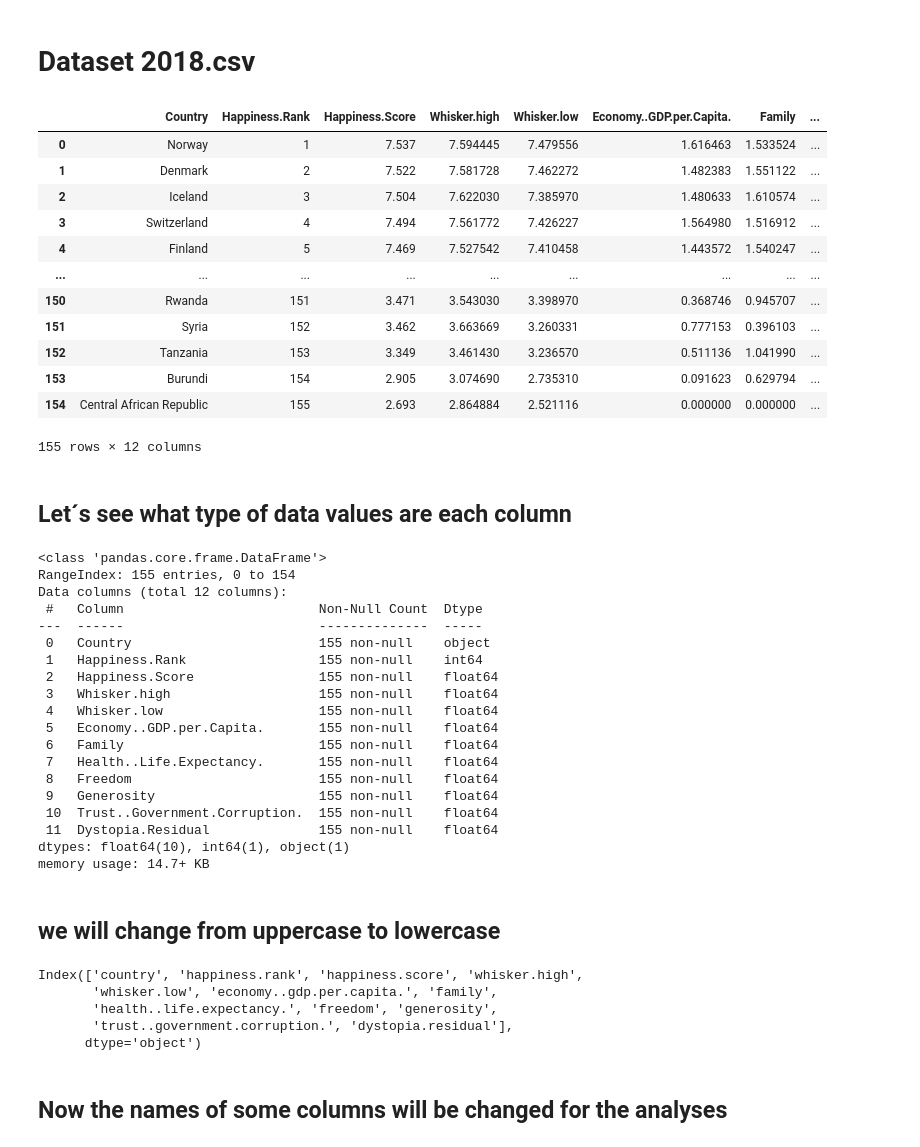
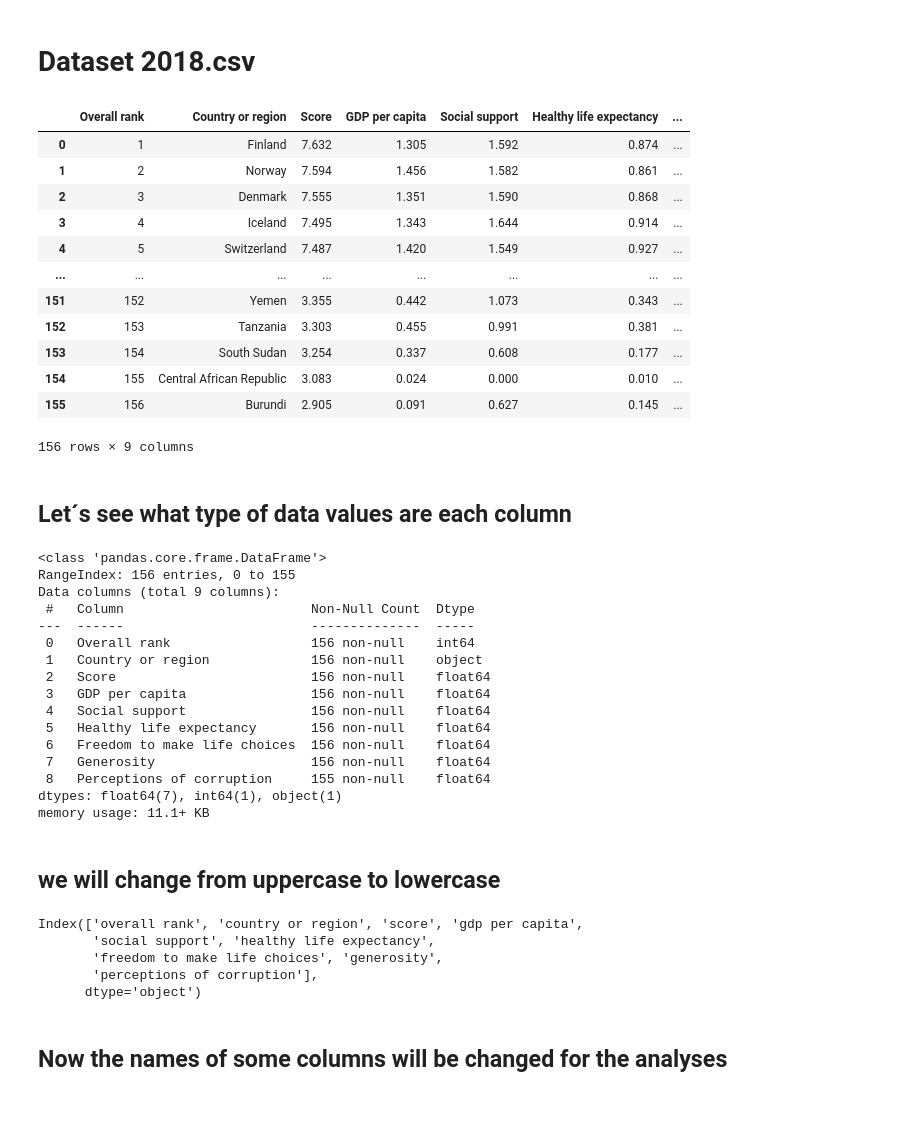
Before and after one commit to 2004santiago/Workshop_3, a Jupyter notebook: EDA/001_EDA_model_training.ipynb, the cells around one changed output. Drawn from its saved outputs; the diff is of its cells as text; code cells hidden in the pictures; blank space fills up the shorter version.

Commit message:
Correction of data

```diff
--- a/EDA/001_EDA_model_training.ipynb
+++ b/EDA/001_EDA_model_training.ipynb
@@ -386,56 +386,53 @@ memory usage: 15.9+ KB
 # %% [markdown]
 # Dataset 2018.csv
 # %%
-df2018 = pd.read_csv("../dirty-data/2017.csv")
+df2018 = pd.read_csv("../dirty-data/2018.csv")
 df2018
 # %% [output]
-|  | Country | Happiness.Rank | Happiness.Score | Whisker.high | Whisker.low | Economy..GDP.per.Capita. | Family | ... |
-| 0 | Norway | 1 | 7.537 | 7.594445 | 7.479556 | 1.616463 | 1.533524 | ... |
-| 1 | Denmark | 2 | 7.522 | 7.581728 | 7.462272 | 1.482383 | 1.551122 | ... |
-| 2 | Iceland | 3 | 7.504 | 7.622030 | 7.385970 | 1.480633 | 1.610574 | ... |
-| 3 | Switzerland | 4 | 7.494 | 7.561772 | 7.426227 | 1.564980 | 1.516912 | ... |
-| 4 | Finland | 5 | 7.469 | 7.527542 | 7.410458 | 1.443572 | 1.540247 | ... |
-| ... | ... | ... | ... | ... | ... | ... | ... | ... |
-| 150 | Rwanda | 151 | 3.471 | 3.543030 | 3.398970 | 0.368746 | 0.945707 | ... |
-| 151 | Syria | 152 | 3.462 | 3.663669 | 3.260331 | 0.777153 | 0.396103 | ... |
-| 152 | Tanzania | 153 | 3.349 | 3.461430 | 3.236570 | 0.511136 | 1.041990 | ... |
-| 153 | Burundi | 154 | 2.905 | 3.074690 | 2.735310 | 0.091623 | 0.629794 | ... |
-| 154 | Central African Republic | 155 | 2.693 | 2.864884 | 2.521116 | 0.000000 | 0.000000 | ... |
+|  | Overall rank | Country or region | Score | GDP per capita | Social support | Healthy life expectancy | ... |
+| 0 | 1 | Finland | 7.632 | 1.305 | 1.592 | 0.874 | ... |
+| 1 | 2 | Norway | 7.594 | 1.456 | 1.582 | 0.861 | ... |
+| 2 | 3 | Denmark | 7.555 | 1.351 | 1.590 | 0.868 | ... |
+| 3 | 4 | Iceland | 7.495 | 1.343 | 1.644 | 0.914 | ... |
+| 4 | 5 | Switzerland | 7.487 | 1.420 | 1.549 | 0.927 | ... |
+| ... | ... | ... | ... | ... | ... | ... | ... |
+| 151 | 152 | Yemen | 3.355 | 0.442 | 1.073 | 0.343 | ... |
+| 152 | 153 | Tanzania | 3.303 | 0.455 | 0.991 | 0.381 | ... |
+| 153 | 154 | South Sudan | 3.254 | 0.337 | 0.608 | 0.177 | ... |
+| 154 | 155 | Central African Republic | 3.083 | 0.024 | 0.000 | 0.010 | ... |
+| 155 | 156 | Burundi | 2.905 | 0.091 | 0.627 | 0.145 | ... |
-155 rows × 12 columns
+156 rows × 9 columns
 # %% [markdown]
 ## Let´s see what type of data values are each column
 # %%
 df2018.info()
 # %% [output]
 <class 'pandas.core.frame.DataFrame'>
-RangeIndex: 155 entries, 0 to 154
-Data columns (total 12 columns):
- #   Column                         Non-Null Count  Dtype
----  ------                         --------------  -----
- 0   Country                        155 non-null    object
- 1   Happiness.Rank                 155 non-null    int64
- 2   Happiness.Score                155 non-null    float64
- 3   Whisker.high                   155 non-null    float64
- 4   Whisker.low                    155 non-null    float64
- 5   Economy..GDP.per.Capita.       155 non-null    float64
- 6   Family                         155 non-null    float64
- 7   Health..Life.Expectancy.       155 non-null    float64
- 8   Freedom                        155 non-null    float64
- 9   Generosity                     155 non-null    float64
- 10  Trust..Government.Corruption.  155 non-null    float64
- 11  Dystopia.Residual              155 non-null    float64
-dtypes: float64(10), int64(1), object(1)
-memory usage: 14.7+ KB
+RangeIndex: 156 entries, 0 to 155
+Data columns (total 9 columns):
+ #   Column                        Non-Null Count  Dtype
+---  ------                        --------------  -----
+ 0   Overall rank                  156 non-null    int64
+ 1   Country or region             156 non-null    object
+ 2   Score                         156 non-null    float64
+ 3   GDP per capita                156 non-null    float64
+ 4   Social support                156 non-null    float64
+ 5   Healthy life expectancy       156 non-null    float64
+ 6   Freedom to make life choices  156 non-null    float64
+ 7   Generosity                    156 non-null    float64
+ 8   Perceptions of corruption     155 non-null    float64
+dtypes: float64(7), int64(1), object(1)
+memory usage: 11.1+ KB
 # %% [markdown]
 ## we will change from uppercase to lowercase
 # %%
 df2018.columns = df2018.columns.str.lower()
 df2018.columns
 # %% [output]
-Index(['country', 'happiness.rank', 'happiness.score', 'whisker.high',
-       'whisker.low', 'economy..gdp.per.capita.', 'family',
-       'health..life.expectancy.', 'freedom', 'generosity',
-       'trust..government.corruption.', 'dystopia.residual'],
+Index(['overall rank', 'country or region', 'score', 'gdp per capita',
+       'social support', 'healthy life expectancy',
+       'freedom to make life choices', 'generosity',
+       'perceptions of corruption'],
       dtype='object')
 # %% [markdown]
 ## Now the names of some columns will be changed for the analyses
```
Also changed, not shown: parts of 13 cells of this notebook, 7 other files.
